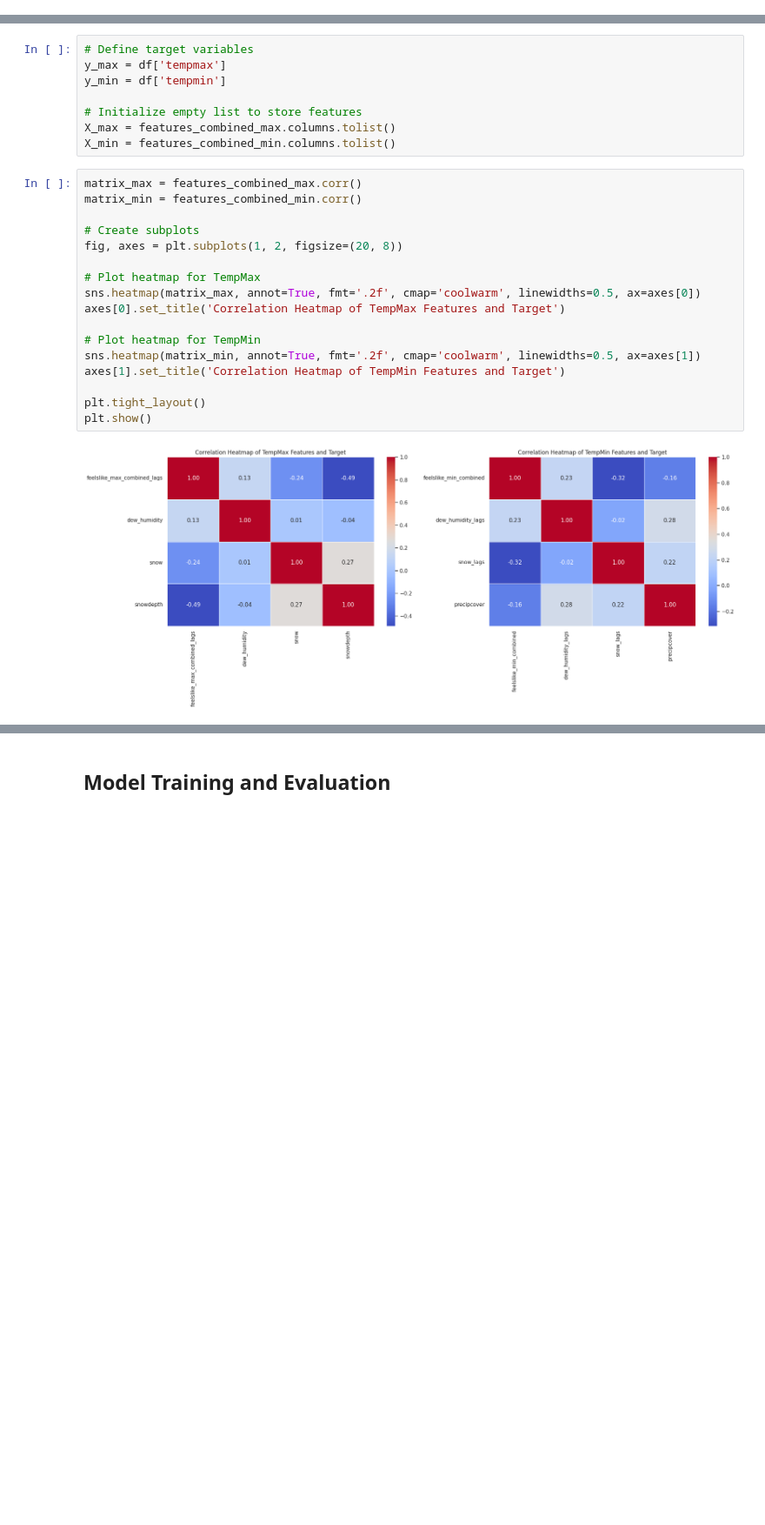
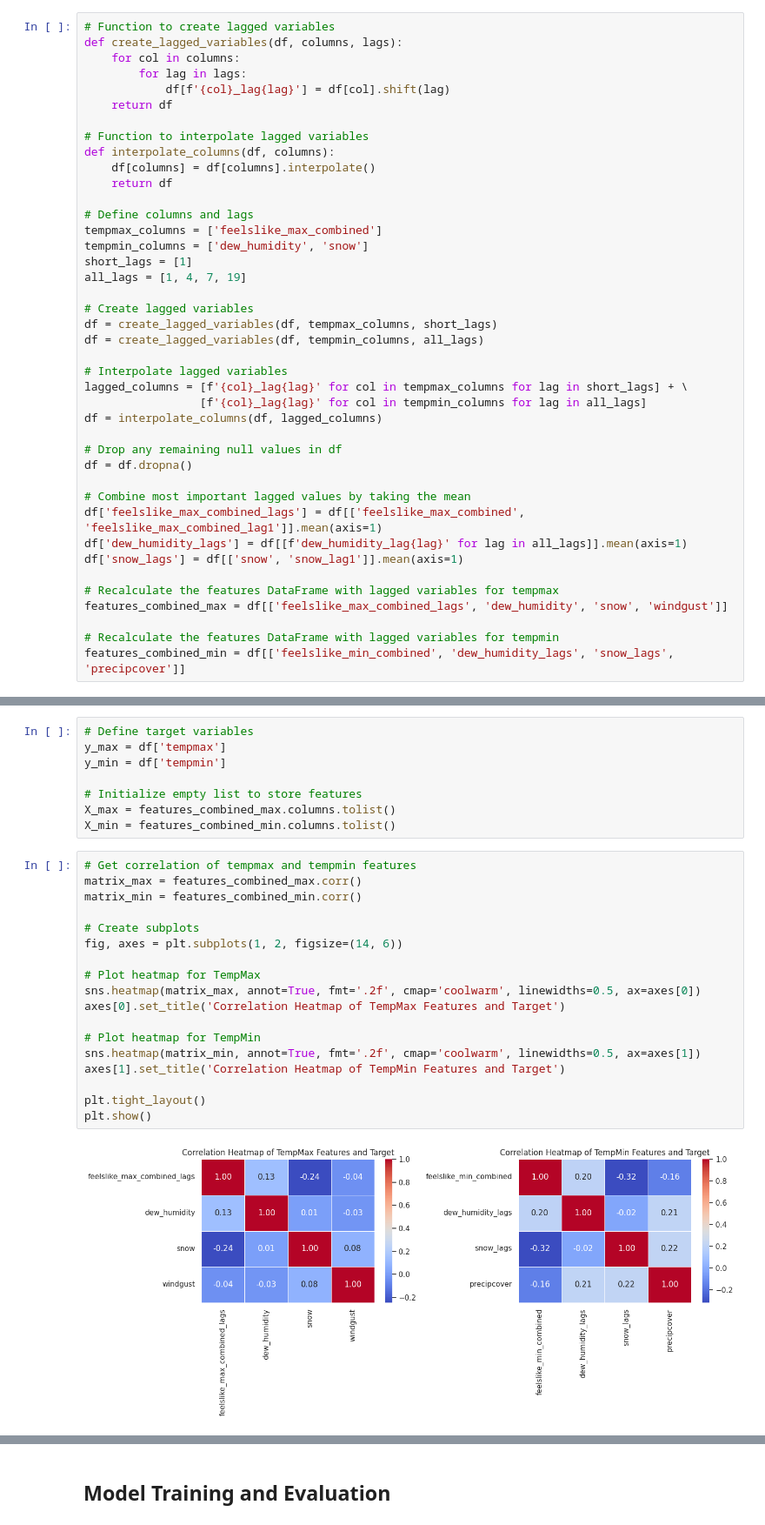
Before and after one commit to Laizra/Weather_prediction, a Jupyter notebook: main.ipynb, the cells around one changed output, grey strips where cells are left out. Shown at 87% size. Drawn from its saved outputs; the diff is of its cells as text; blank space fills up the shorter version.

```diff
--- a/main.ipynb
+++ b/main.ipynb
@@ -159,0 +247,41 @@ plt.show()
+# %%
+# Function to create lagged variables
+def create_lagged_variables(df, columns, lags):
+    for col in columns:
+        for lag in lags:
+            df[f'{col}_lag{lag}'] = df[col].shift(lag)
+    return df
+
+# Function to interpolate lagged variables
+def interpolate_columns(df, columns):
+    df[columns] = df[columns].interpolate()
+    return df
+
+# Define columns and lags
+tempmax_columns = ['feelslike_max_combined']
+tempmin_columns = ['dew_humidity', 'snow']
+short_lags = [1]
+all_lags = [1, 4, 7, 19]
+
+# Create lagged variables
+df = create_lagged_variables(df, tempmax_columns, short_lags)
+df = create_lagged_variables(df, tempmin_columns, all_lags)
+
+# Interpolate lagged variables
+lagged_columns = [f'{col}_lag{lag}' for col in tempmax_columns for lag in short_lags] + \
+                 [f'{col}_lag{lag}' for col in tempmin_columns for lag in all_lags]
+df = interpolate_columns(df, lagged_columns)
+
+# Drop any remaining null values in df
+df = df.dropna()
+
+# Combine most important lagged values by taking the mean
+df['feelslike_max_combined_lags'] = df[['feelslike_max_combined', 'feelslike_max_combined_lag1']].mean(axis=1)
+df['dew_humidity_lags'] = df[[f'dew_humidity_lag{lag}' for lag in all_lags]].mean(axis=1)
+df['snow_lags'] = df[['snow', 'snow_lag1']].mean(axis=1)
+
+# Recalculate the features DataFrame with lagged variables for tempmax
+features_combined_max = df[['feelslike_max_combined_lags', 'dew_humidity', 'snow', 'windgust']]
+
+# Recalculate the features DataFrame with lagged variables for tempmin
+features_combined_min = df[['feelslike_min_combined', 'dew_humidity_lags', 'snow_lags', 'precipcover']]
@@ -166,21 +326,22 @@ y_min = df['tempmin']
 X_max = features_combined_max.columns.tolist()
 X_min = features_combined_min.columns.tolist()
 # %%
+# Get correlation of tempmax and tempmin features
 matrix_max = features_combined_max.corr()
 matrix_min = features_combined_min.corr()
 
 # Create subplots
-fig, axes = plt.subplots(1, 2, figsize=(20, 8))
+fig, axes = plt.subplots(1, 2, figsize=(14, 6))
 
 # Plot heatmap for TempMax
 sns.heatmap(matrix_max, annot=True, fmt='.2f', cmap='coolwarm', linewidths=0.5, ax=axes[0])
 axes[0].set_title('Correlation Heatmap of TempMax Features and Target')
 
 # Plot heatmap for TempMin
 sns.heatmap(matrix_min, annot=True, fmt='.2f', cmap='coolwarm', linewidths=0.5, ax=axes[1])
 axes[1].set_title('Correlation Heatmap of TempMin Features and Target')
 
 plt.tight_layout()
 plt.show()
 # %% [output]
-[figure, old version]
+[figure, new version]
```
Also changed, not shown: parts of 87 cells of this notebook.
